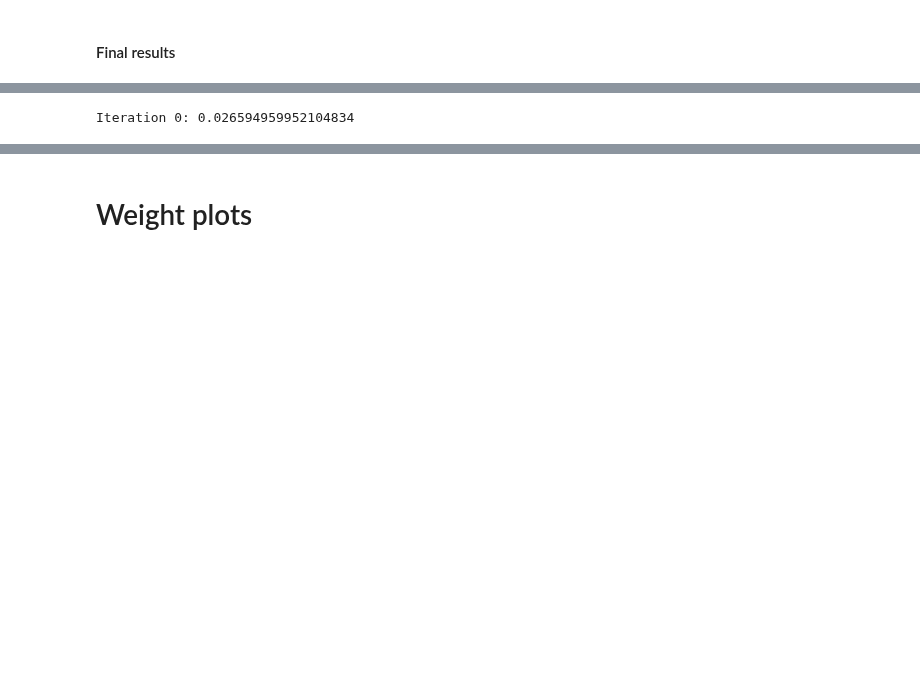
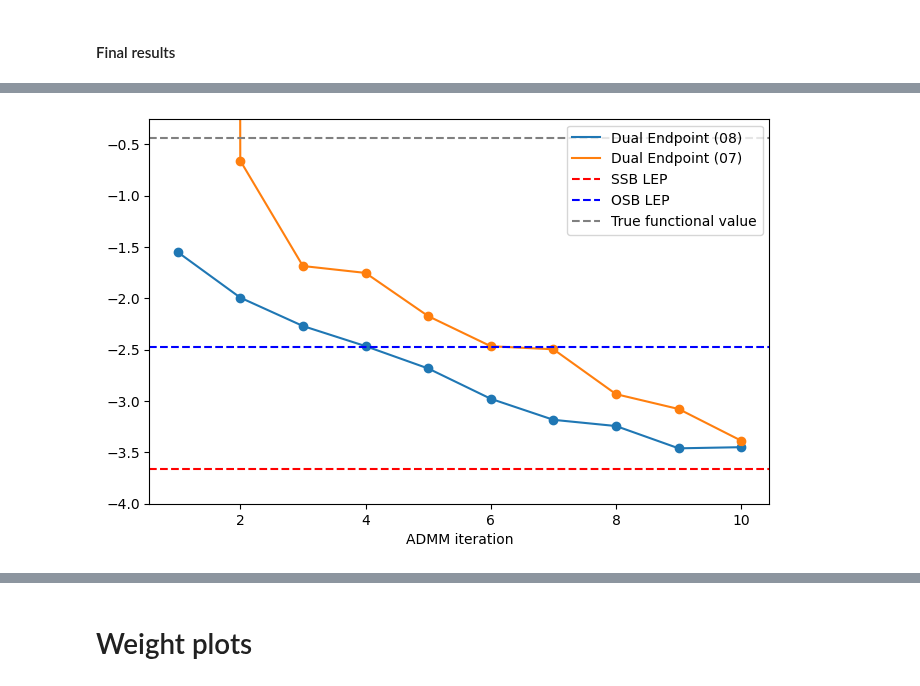
Before and after one commit to mcstanle/cf_inversion_sb_admm, a Jupyter notebook: output_investigation_08.ipynb, the cells around one changed output, grey strips where cells are left out. Saved outputs shown, nothing was run; the diff lists cells and outputs as text; code cells hidden in the pictures; blank space fills up the shorter version.

```diff
--- a/output_investigation_08.ipynb
+++ b/output_investigation_08.ipynb
@@ -228,17 +260,30 @@ final_res
 # %%
-# plt.figure(figsize=(8, 5))
-# plt.plot(np.arange(2, 11), final_res['objective_evals'][1:], label='Dual Endpoint')
-# plt.scatter(np.arange(2, 11), final_res['objective_evals'][1:])
-# plt.axhline(-3.665, linestyle='--', label='SSB LEP', color='red')
-# plt.axhline(-2.478, linestyle='--', label='OSB LEP', color='blue')
-# plt.axhline(-0.436, linestyle='--', label='True functional value', color='gray')
-# plt.legend()
-# plt.xlabel('ADMM iteration')
-# plt.show()
+plt.figure(figsize=(8, 5))
+x_vals = np.arange(1, 11)
+obj_vals = final_res['objective_evals']
+
+# 08 numbers
+plt.plot(x_vals, obj_vals, label='Dual Endpoint (08)')
+plt.scatter(x_vals, obj_vals)
+
+# 07 numbers
+plt.plot(x_vals_07, obj_vals_07, label='Dual Endpoint (07)')
+plt.scatter(x_vals_07, obj_vals_07)
+
+plt.axhline(-3.665, linestyle='--', label='SSB LEP', color='red')
+plt.axhline(-2.478, linestyle='--', label='OSB LEP', color='blue')
+plt.axhline(-0.436, linestyle='--', label='True functional value', color='gray')
+plt.legend()
+plt.xlabel('ADMM iteration')
+
+plt.ylim(-4, -0.25)
+
+plt.show()
+# %% [output]
+[figure, added]
 # %%
 # get feasibility values for other iterations
-for i in range(0, 1):
-    feas_i = np.linalg.norm(h + A.T @ final_res['c_opt_vecs'][i] - final_res['KTw_vecs'][i])
-    print(f'Iteration {i}: {feas_i}')
+IDX = 10
+feasibility_08 = np.zeros(IDX)
+for i in range(0, IDX):
+    feasibility_08[i] = np.linalg.norm(h + A.T @ final_res['c_opt_output']['vectors'][i] - final_res['KTw_vecs'][i])
-# %% [output]
-Iteration 0: 0.026594959952104834
```
Also changed, not shown: parts of 11 cells of this notebook, 1 other file.
